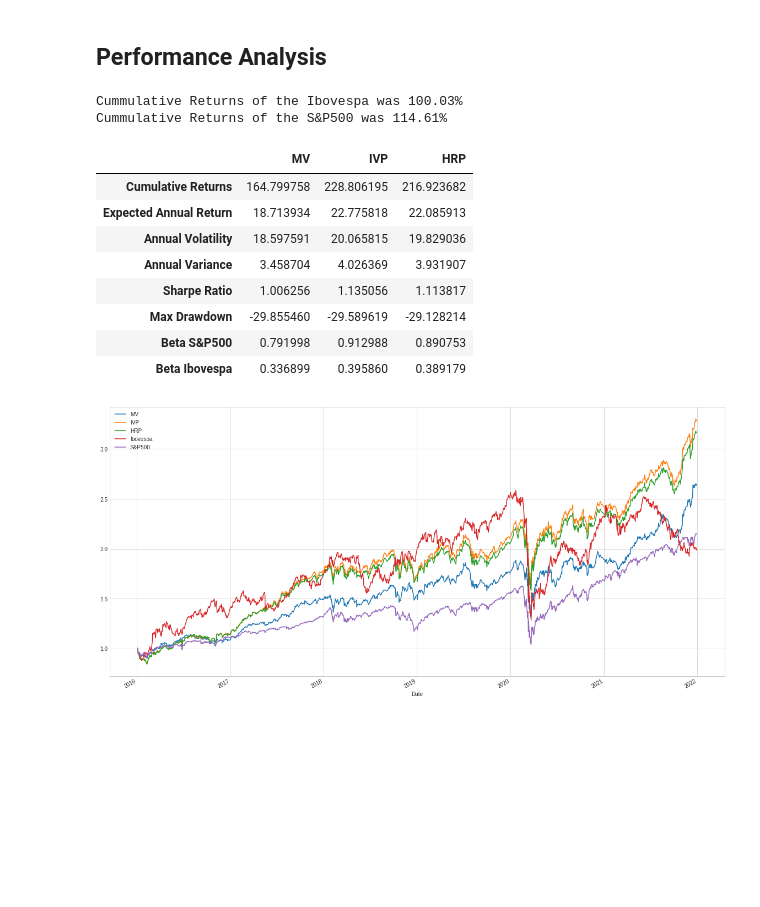
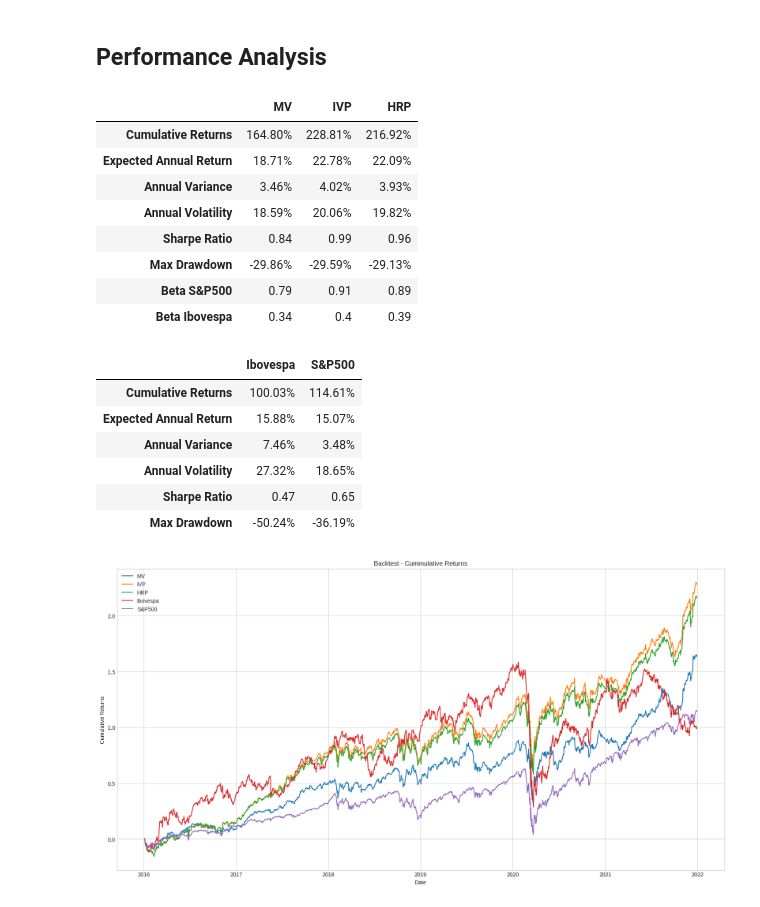
Before and after one commit to ComputerFinance/ESWA, a Jupyter notebook: Portfolio_Optimization.ipynb, the cells around one changed output. Drawn from its saved outputs; the diff is of its cells as text; code cells hidden in the pictures; blank space fills up the shorter version.

```diff
--- a/Portfolio_Optimization.ipynb
+++ b/Portfolio_Optimization.ipynb
@@ -42,6 +40,9 @@ import seaborn as sns
 import cvxopt as opt
 from cvxopt import blas, solvers
 
+import utils
+indicators = utils.Indicators()
+
 %matplotlib inline
 plt.close('all')
 
@@ -185,33 +192,31 @@ def get_all_portfolios(returns):
 # %%
 def historical_data():
 
-  #Read dataset
-  prices = pd.read_excel('prices.xlsx').set_index('Date')
+    # Read dataset
+    prices = pd.read_excel("prices.xlsx").set_index("Date")
 
-  #Drop NaN
-  prices = prices.dropna()
+    # Drop NaN
+    prices = prices.dropna()
 
-  #Normalize data
-  prices = prices/prices.iloc[0]
+    # Normalize data
+    prices = prices / prices.iloc[0]
 
-  #Log returns
-  log_returns = (prices.pct_change(axis=0)).apply(np.log1p).iloc[1:,:]
+    # Log returns
+    log_returns = indicators.calculate_log_returns(
+        prices.pct_change(axis=0)
+    )
 
-  #DataFrame Stocks
-  stocks_returns = log_returns.iloc[:, :-2]
+    # DataFrame Stocks
+    stocks_returns = log_returns.iloc[:, :-2]
 
-  #DataFrame Benchmarks
-  bench_returns = log_returns.iloc[:,-2:]
+    # DataFrame Benchmarks
+    bench_returns = log_returns.iloc[:, -2:]
 
-  return stocks_returns,bench_returns
+    return stocks_returns, bench_returns
 # %%
-#Returned variables in functions
+stocks_returns, bench_returns = historical_data()
 
-stocks_returns = historical_data()[0]
-bench_returns = historical_data()[1]
-
-portfolios = get_all_portfolios(stocks_returns)[0]
-covar = get_all_portfolios(stocks_returns)[1]
+portfolios, covar = get_all_portfolios(stocks_returns)
 
 portfolios
 # %% [output]
@@ -329,16 +316,13 @@ def portfolios_performances(methods):
 # %%
-performance, portfolios_cum, plot = portfolios_performances(['MV','IVP','HRP'])
+portfolio_methods_returns, performance = calculate_portfolios_performances(['MV','IVP','HRP'])
 performance
 # %% [output]
-Cummulative Returns of the Ibovespa was 100.03%
-Cummulative Returns of the S&P500 was 114.61%
 |  | MV | IVP | HRP |
-| Cumulative Returns | 164.799758 | 228.806195 | 216.923682 |
-| Expected Annual Return | 18.713934 | 22.775818 | 22.085913 |
-| Annual Volatility | 18.597591 | 20.065815 | 19.829036 |
-| Annual Variance | 3.458704 | 4.026369 | 3.931907 |
-| Sharpe Ratio | 1.006256 | 1.135056 | 1.113817 |
-| Max Drawdown | -29.855460 | -29.589619 | -29.128214 |
-| Beta S&P500 | 0.791998 | 0.912988 | 0.890753 |
-| Beta Ibovespa | 0.336899 | 0.395860 | 0.389179 |
+| Cumulative Returns | 164.80% | 228.81% | 216.92% |
+| Expected Annual Return | 18.71% | 22.78% | 22.09% |
+| Annual Variance | 3.46% | 4.02% | 3.93% |
+| Annual Volatility | 18.59% | 20.06% | 19.82% |
+| Sharpe Ratio | 0.84 | 0.99 | 0.96 |
+| Max Drawdown | -29.86% | -29.59% | -29.13% |
+| Beta S&P500 | 0.79 | 0.91 | 0.89 |
+| Beta Ibovespa | 0.34 | 0.4 | 0.39 |
-[figure, removed]
@@ -344,0 +401,11 @@ Cummulative Returns of the S&P500 was 114.61%
+# %%
+cummulative_returns_benchs, df_performance_benchmarks  = calculate_benchmarks_performances(bench_returns)
+df_performance_benchmarks
+# %% [output]
+|  | Ibovespa | S&P500 |
+| Cumulative Returns | 100.03% | 114.61% |
+| Expected Annual Return | 15.88% | 15.07% |
+| Annual Variance | 7.46% | 3.48% |
+| Annual Volatility | 27.32% | 18.65% |
+| Sharpe Ratio | 0.47 | 0.65 |
+| Max Drawdown | -50.24% | -36.19% |
@@ -345 +422,10 @@ Cummulative Returns of the S&P500 was 114.61%
+# %%
+# Merge DataFrames Performances
+df_performances_final = pd.merge(
+        portfolio_methods_returns, cummulative_returns_benchs, left_index=True, right_index=True
+    )
+
+plot_returns(df_performances_final, "Backtest - Cummulative Returns", df_performances_final.columns)
+# %% [output]
+[figure, added]
 # %% [markdown]
```
Also changed, not shown: parts of 15 cells of this notebook.
